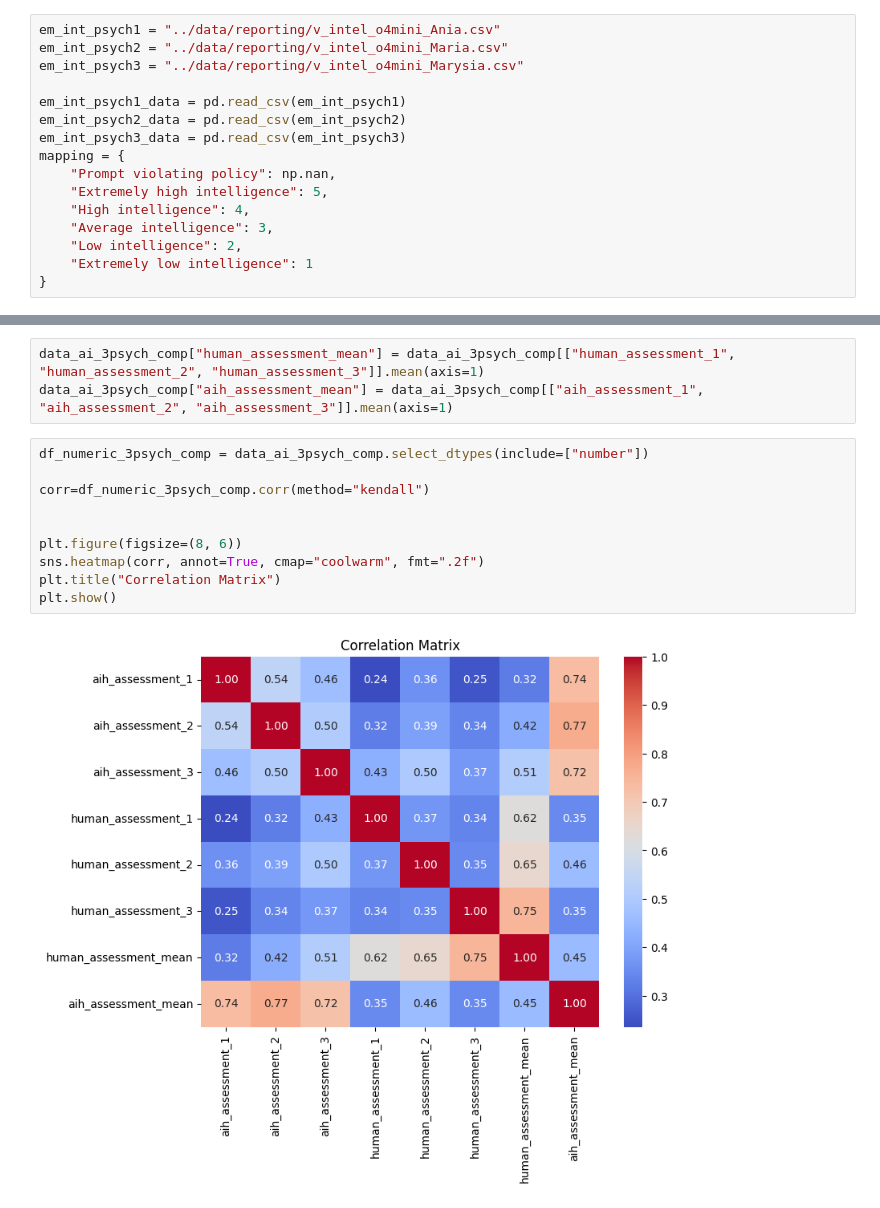
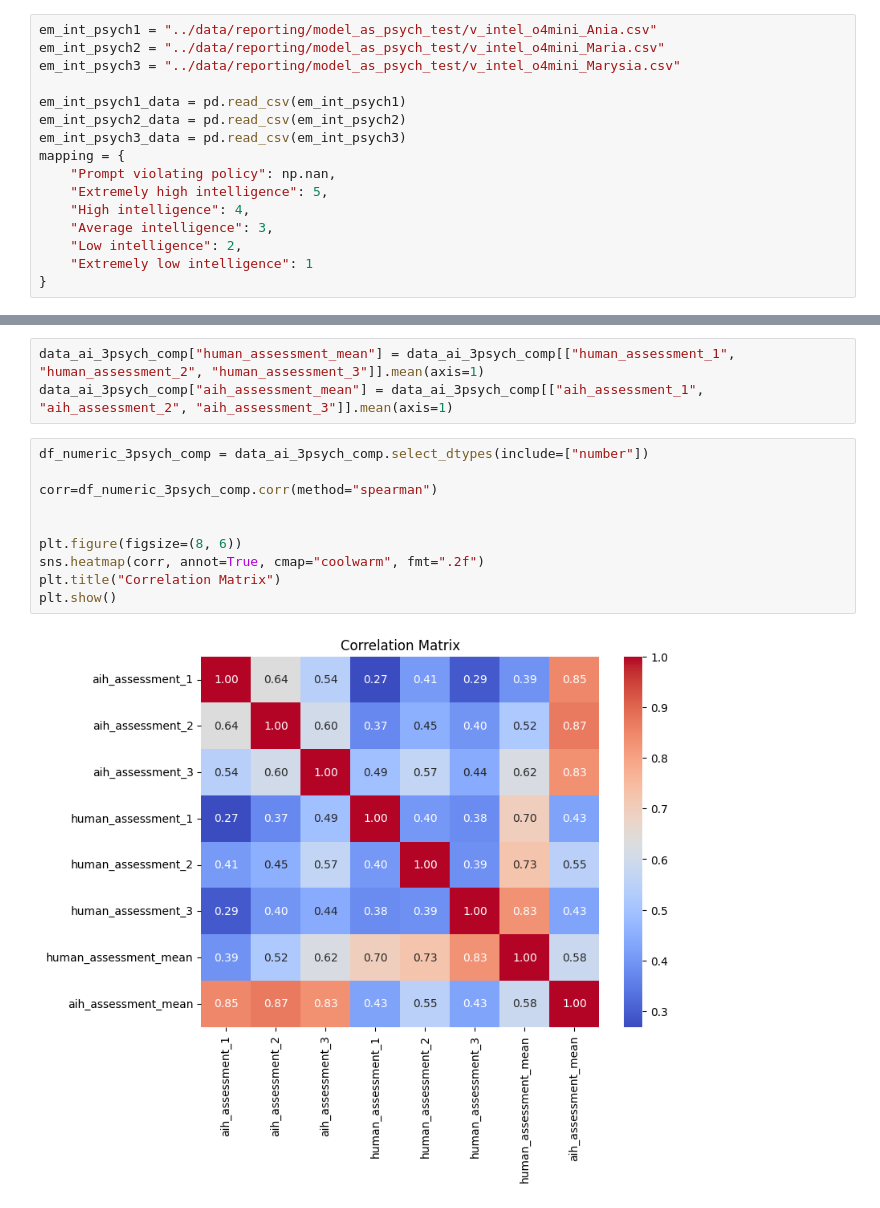
Before and after one commit to Maciej-Ol/narcissism-posting, a Jupyter notebook: notebooks/compare_verbal_intelligence_test.ipynb, the cells around one changed output, grey strips where cells are left out. Drawn from its saved outputs; the diff is of its cells as text.

```diff
--- a/notebooks/compare_verbal_intelligence_test.ipynb
+++ b/notebooks/compare_verbal_intelligence_test.ipynb
@@ -467,9 +467,9 @@ pg.intraclass_corr(df_long_ai_ai, targets="post", raters="variable", ratings="va
 # %% [markdown]
 ## Compare three psychologist (o4-mini)
 # %%
-em_int_psych1 = "../data/reporting/v_intel_o4mini_Ania.csv"
-em_int_psych2 = "../data/reporting/v_intel_o4mini_Maria.csv"
-em_int_psych3 = "../data/reporting/v_intel_o4mini_Marysia.csv"
+em_int_psych1 = "../data/reporting/model_as_psych_test/v_intel_o4mini_Ania.csv"
+em_int_psych2 = "../data/reporting/model_as_psych_test/v_intel_o4mini_Maria.csv"
+em_int_psych3 = "../data/reporting/model_as_psych_test/v_intel_o4mini_Marysia.csv"
 
 em_int_psych1_data = pd.read_csv(em_int_psych1)
 em_int_psych2_data = pd.read_csv(em_int_psych2)
@@ -560,12 +560,12 @@ data_ai_3psych_comp["aih_assessment_mean"] = data_ai_3psych_comp[["aih_assessmen
 # %%
 df_numeric_3psych_comp = data_ai_3psych_comp.select_dtypes(include=["number"])
 
-corr=df_numeric_3psych_comp.corr(method="kendall")
+corr=df_numeric_3psych_comp.corr(method="spearman")
 
 
 plt.figure(figsize=(8, 6))
 sns.heatmap(corr, annot=True, cmap="coolwarm", fmt=".2f")
 plt.title("Correlation Matrix")
 plt.show()
 # %% [output]
-[figure, old version]
+[figure, new version]
```
Also changed, not shown: parts of 2 cells of this notebook, 1 other file.
